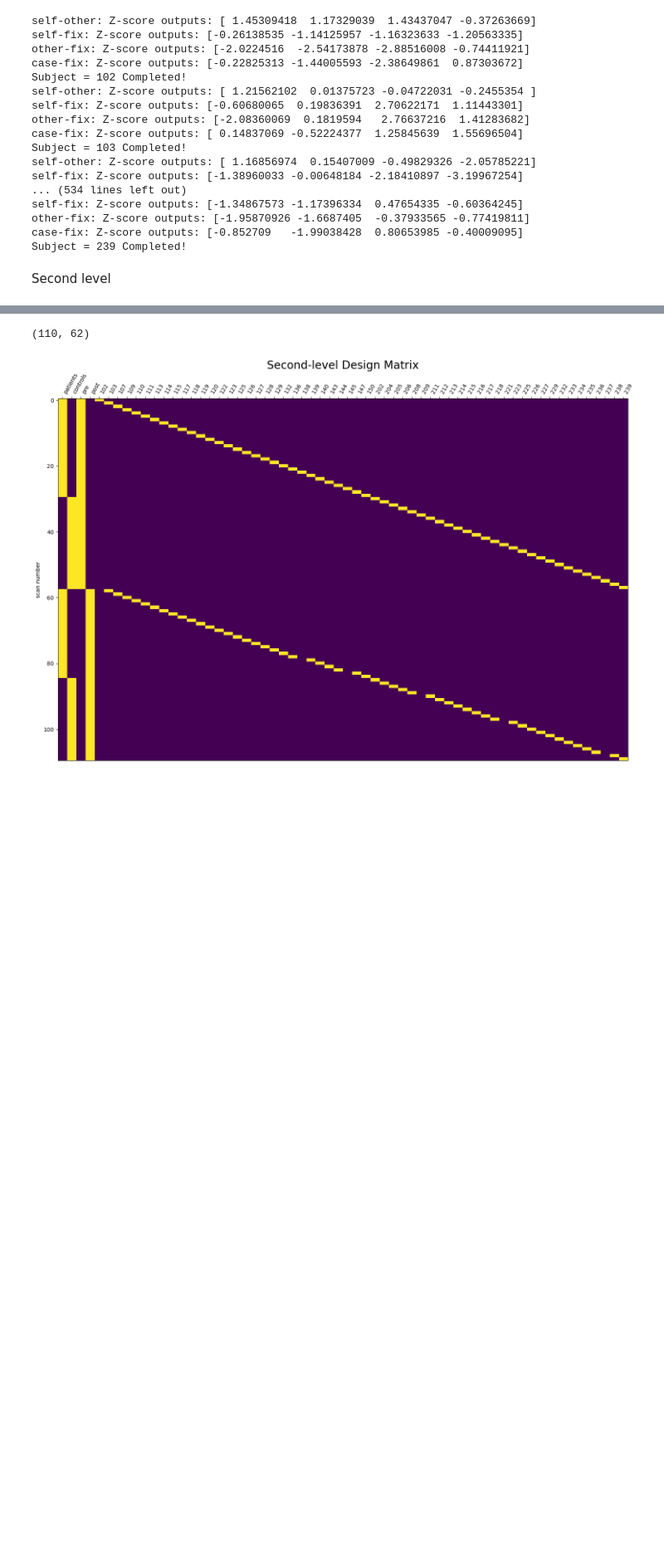
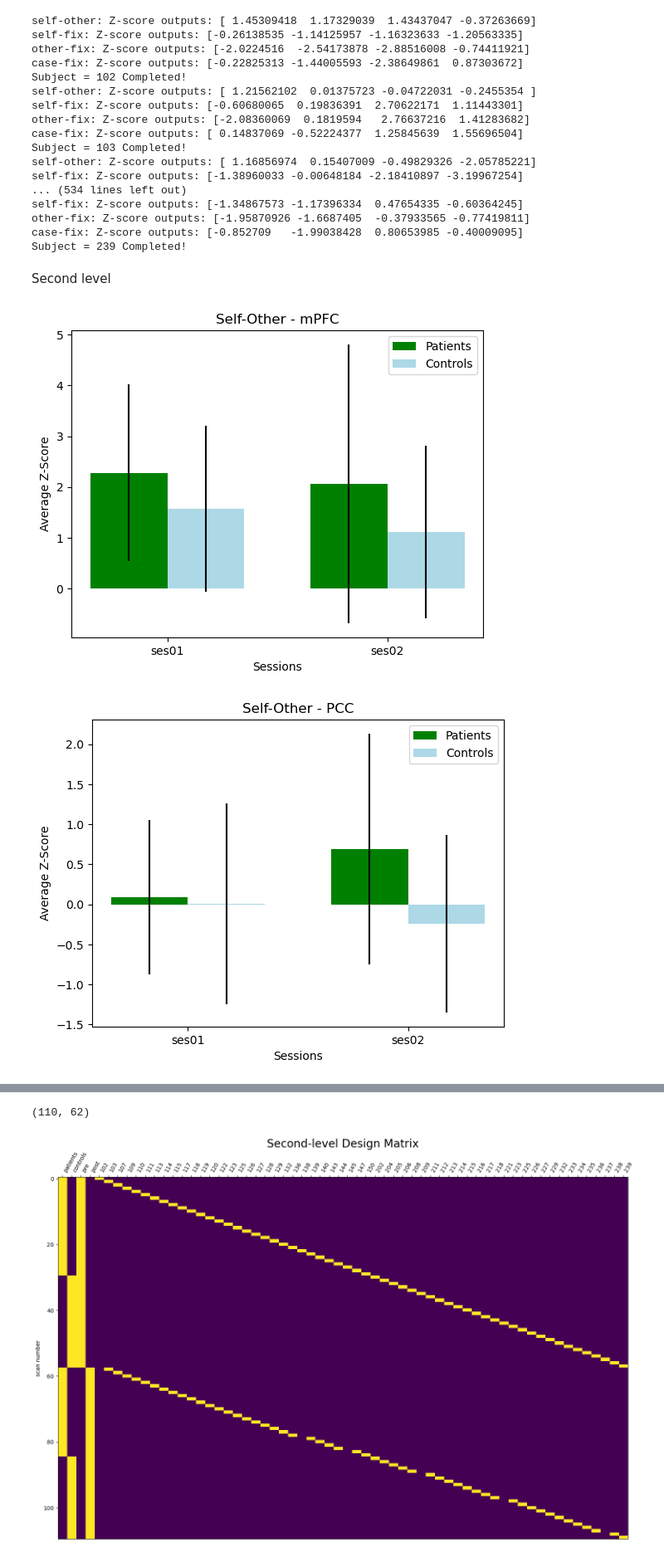
Before and after one commit to gillgrennan/self-other_ms, a Jupyter notebook: self-other_dmn_roi_analysis.ipynb, the cells around one changed output, grey strips where cells are left out. Shown at 83% size. Drawn from its saved outputs; the diff is of its cells as text; code cells hidden in the pictures; blank space fills up the shorter version.

```diff
--- a/self-other_dmn_roi_analysis.ipynb
+++ b/self-other_dmn_roi_analysis.ipynb
@@ -726,3 +732,71 @@ for i in file_lists['self-other']:
     second_level_input.append(i.effect_size())
 
 second_level_input = np.concatenate(second_level_input,axis=0)
+# %%
+#BAR GRAPHS W STANDARD ERROR BARS
+
+def check_subject_id(subject_id, group):
+    if group == 1:
+        return subject_id.startswith('sub1')
+    elif group == 2:
+        return subject_id.startswith('sub2')
+    else:
+        return False
+
+# Find indices for subjects in group 1 (100s) and group 2 (200s) for ses01 and ses02
+patients_ses01_indices = [i for i, sub in enumerate(sub_order['self-other']) if check_subject_id(sub, 1) and sub.endswith('-ses01')]
+controls_ses01_indices = [i for i, sub in enumerate(sub_order['self-other']) if check_subject_id(sub, 2) and sub.endswith('-ses01')]
+patients_ses02_indices = [i for i, sub in enumerate(sub_order['self-other']) if check_subject_id(sub, 1) and sub.endswith('-ses02')]
+controls_ses02_indices = [i for i, sub in enumerate(sub_order['self-other']) if check_subject_id(sub, 2) and sub.endswith('-ses02')]
+
+# # Extract z-scores for ses01 and ses02
+z_scores_patients_ses01 = second_level_input[patients_ses01_indices, :]
+z_scores_patients_ses02 = second_level_input[patients_ses02_indices, :]
+z_scores_controls_ses01 = second_level_input[controls_ses01_indices, :]
+z_scores_controls_ses02 = second_level_input[controls_ses02_indices, :]
+
+# Calculate average z-scores for each group and session
+patients_ses01_avg = np.mean(z_scores_patients_ses01, axis=0)
+controls_ses01_avg= np.mean(z_scores_controls_ses01, axis=0)
+patients_ses02_avg = np.mean(z_scores_patients_ses02, axis=0)
+controls_ses02_avg = np.mean(z_scores_controls_ses02, axis=0)
+
+std_ses01_group1 = np.std(z_scores_patients_ses01, axis=0)
+std_ses01_group2 = np.std(z_scores_controls_ses01, axis=0)
+std_ses02_group1 = np.std(z_scores_patients_ses02, axis=0)
+std_ses02_group2 = np.std(z_scores_controls_ses02, axis=0)
+
+# Set up the data for plotting
+sessions = ['ses01', 'ses02']
+labels = ['Patients - ses01', 'Controls - ses01', 'Patients - ses02', 'Controls - ses02']
+colors = ['#9ACD32', '#ADD8E6','#008000','#00008B']  # Light green, light blue, green, dark blue
+averages = [avg_ses01_group1, avg_ses02_group1, avg_ses01_group2, avg_ses02_group2]
+std_devs = [std_ses01_group1, std_ses02_group1, std_ses01_group2, std_ses02_group2]
+
+# Creating separate plots for each region
+regions = ['mPFC','PCC','lTPJ','rTPJ']
+
+for region_index in range(second_level_input.shape[1]):
+    fig, ax = plt.subplots()
+    bar_width = 0.35
+    index = np.arange(len(sessions))
+
+    avg_region_group1 = np.mean(z_scores_patients_ses01[:, region_index]), np.mean(z_scores_patients_ses02[:, region_index])
+    avg_region_group2 = np.mean(z_scores_controls_ses01[:, region_index]), np.mean(z_scores_controls_ses02[:, region_index])
+    std_region_group1 = std_ses01_group1[region_index], std_ses02_group1[region_index]
+    std_region_group2 = std_ses01_group2[region_index], std_ses02_group2[region_index]
+
+    bar1 = ax.bar(index, avg_region_group1, bar_width, yerr=std_region_group1, label='Patients', color='#008000')
+    bar2 = ax.bar(index + bar_width, avg_region_group2, bar_width, yerr=std_region_group2, label='Controls', color='#ADD8E6')
+
+    ax.set_xlabel('Sessions')
+    ax.set_ylabel('Average Z-Score')
+    ax.set_title(f'Self-Other - {regions[region_index]}')
+    ax.set_xticks(index + bar_width / 2)
+    ax.set_xticklabels(sessions)
+    ax.legend()
+
+    plt.show()
+# %% [output]
+[figure, added]
+[figure, added]
```
Also changed, not shown: parts of 26 cells of this notebook.
